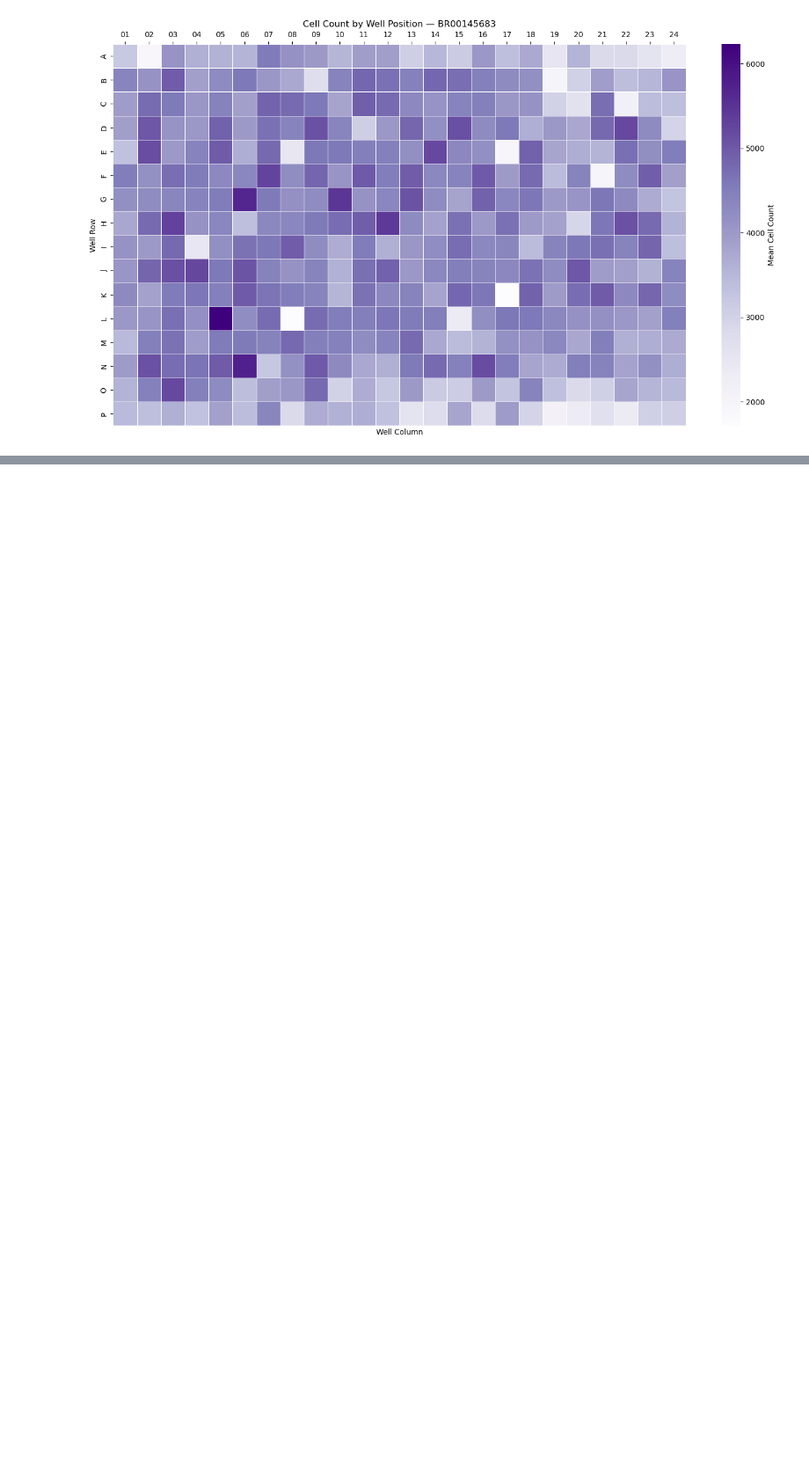
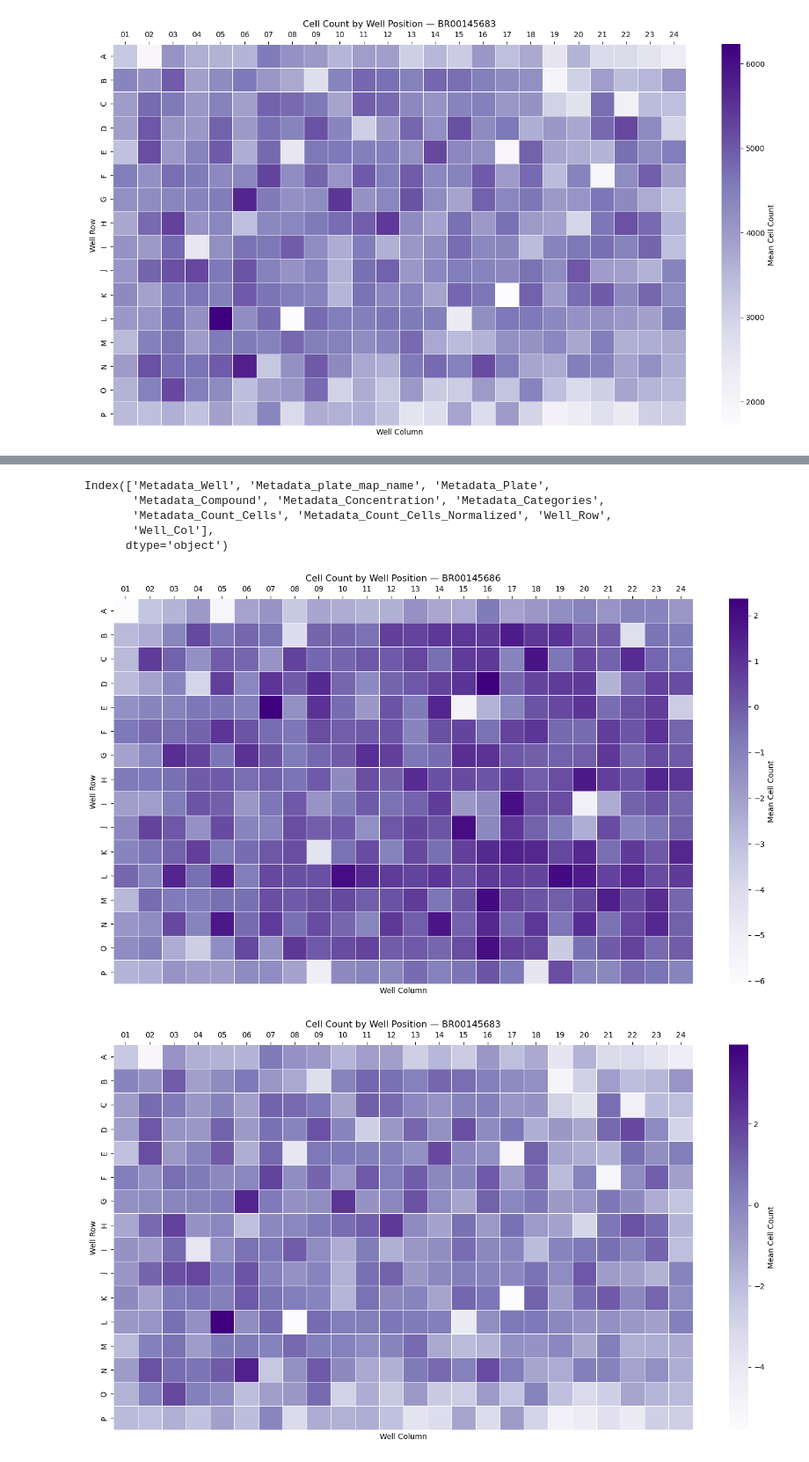
Before and after one commit to broadinstitute/2025_Grigoryan_Proteomics, a Jupyter notebook: 00.exploratory_analysis/04_cell_count.ipynb, the cells around one changed output, grey strips where cells are left out. Shown: that part at 88% size. Drawn from its saved outputs; the diff is of its cells as text; code cells hidden in the pictures; blank space fills up the shorter version.

```diff
--- a/00.exploratory_analysis/04_cell_count.ipynb
+++ b/00.exploratory_analysis/04_cell_count.ipynb
@@ -57,0 +73,42 @@ for plate in plates:
+# %%
+print(df.columns)
+# %% [output]
+Index(['Metadata_Well', 'Metadata_plate_map_name', 'Metadata_Plate',
+       'Metadata_Compound', 'Metadata_Concentration', 'Metadata_Categories',
+       'Metadata_Count_Cells', 'Metadata_Count_Cells_Normalized', 'Well_Row',
+       'Well_Col'],
+      dtype='object')
+# %%
+df= df_cc
+df["Well_Row"] = df["Metadata_Well"].str.extract(r"([A-P])")
+df["Well_Col"] = df["Metadata_Well"].str.extract(r"(\d{2})")
+
+row_order = list("ABCDEFGHIJKLMNOP")
+
+plates = df["Metadata_Plate"].unique()
+for plate in plates:
+    sub_df = df[df["Metadata_Plate"] == plate]
+    heatmap_data = (
+                sub_df.groupby(["Well_Row", "Well_Col"])["Metadata_Count_Cells_Normalized"]
+                .mean()
+                .unstack()
+                .reindex(index=row_order)
+            )
+
+    plt.figure(figsize=(14,8))
+    sns.heatmap(
+        heatmap_data,
+        cmap= 'Purples',
+        linewidths=0.5,
+        linecolor="white",
+        cbar_kws={"label": "Mean Cell Count"},
+    )
+    plt.title(f"Cell Count by Well Position — {plate}")
+    plt.xlabel("Well Column")
+    plt.ylabel("Well Row")
+    plt.gca().xaxis.tick_top()
+    plt.tight_layout()
+    plt.show()
+# %% [output]
+[figure, added]
+[figure, added]
```
Also changed, not shown: parts of 3 cells of this notebook, 13 other files.
